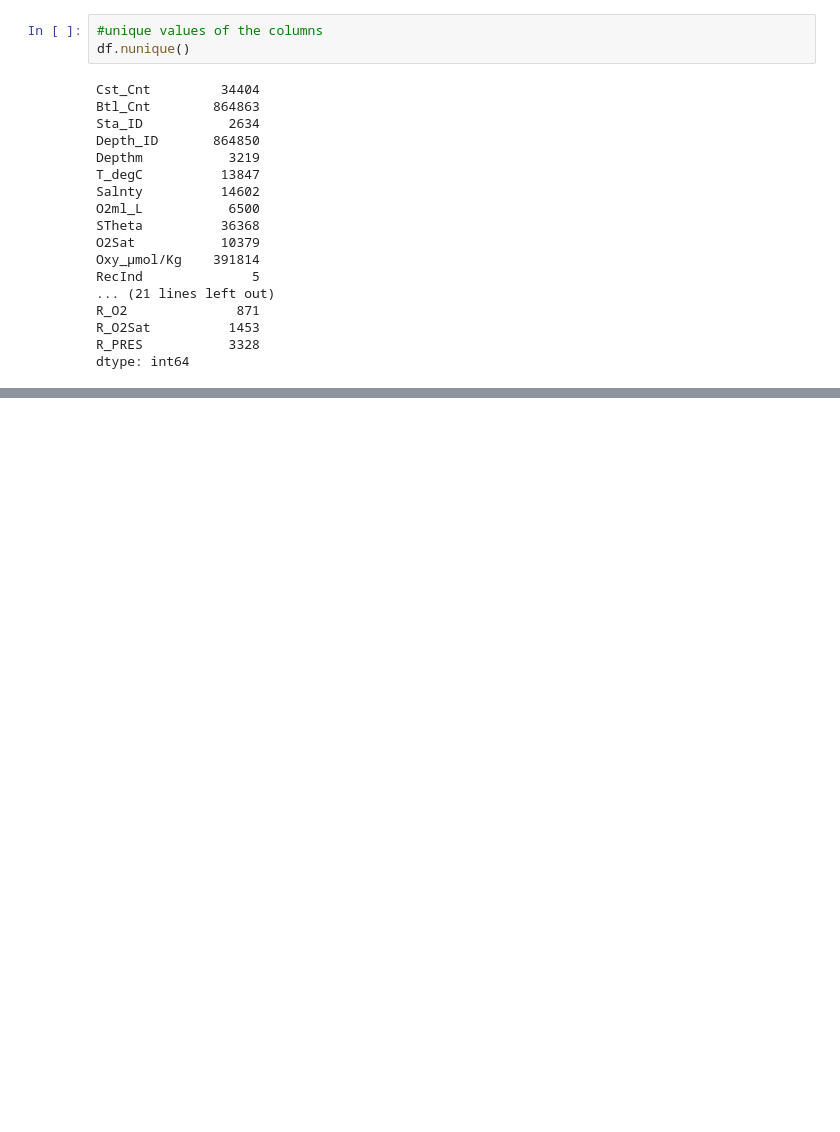
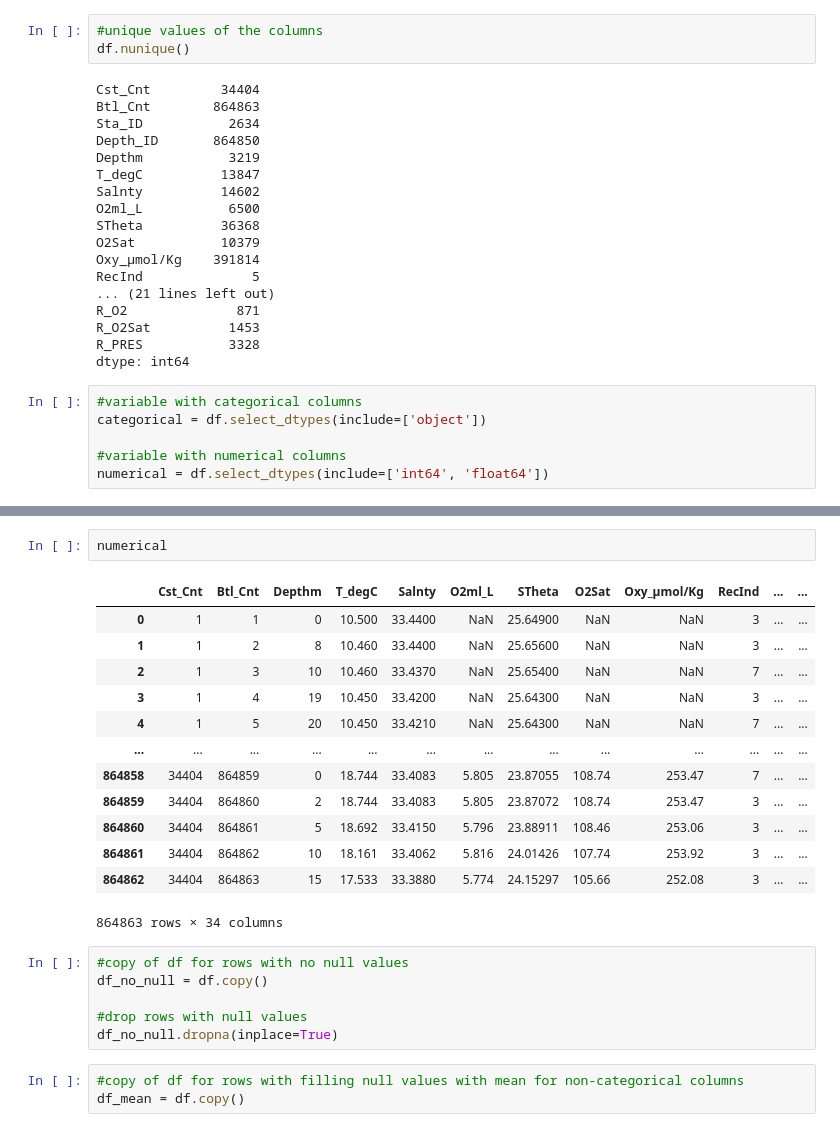
Before and after one commit to mynamescheff/some-data-ig, a Jupyter notebook: bottle/model.ipynb, the cells around one changed output, grey strips where cells are left out. Drawn from its saved outputs; the diff is of its cells as text; blank space fills up the shorter version.

```diff
--- a/bottle/model.ipynb
+++ b/bottle/model.ipynb
@@ -119,3 +119,9 @@ R_O2              871
 R_O2Sat          1453
 R_PRES           3328
 dtype: int64
+# %%
+#variable with categorical columns
+categorical = df.select_dtypes(include=['object'])
+
+#variable with numerical columns
+numerical = df.select_dtypes(include=['int64', 'float64'])
@@ -121,0 +144,25 @@ dtype: int64
+# %%
+numerical
+# %% [output]
+|  | Cst_Cnt | Btl_Cnt | Depthm | T_degC | Salnty | O2ml_L | STheta | O2Sat | Oxy_µmol/Kg | RecInd | ... | ... |
+| 0 | 1 | 1 | 0 | 10.500 | 33.4400 | NaN | 25.64900 | NaN | NaN | 3 | ... | ... |
+| 1 | 1 | 2 | 8 | 10.460 | 33.4400 | NaN | 25.65600 | NaN | NaN | 3 | ... | ... |
+| 2 | 1 | 3 | 10 | 10.460 | 33.4370 | NaN | 25.65400 | NaN | NaN | 7 | ... | ... |
+| 3 | 1 | 4 | 19 | 10.450 | 33.4200 | NaN | 25.64300 | NaN | NaN | 3 | ... | ... |
+| 4 | 1 | 5 | 20 | 10.450 | 33.4210 | NaN | 25.64300 | NaN | NaN | 7 | ... | ... |
+| ... | ... | ... | ... | ... | ... | ... | ... | ... | ... | ... | ... | ... |
+| 864858 | 34404 | 864859 | 0 | 18.744 | 33.4083 | 5.805 | 23.87055 | 108.74 | 253.47 | 7 | ... | ... |
+| 864859 | 34404 | 864860 | 2 | 18.744 | 33.4083 | 5.805 | 23.87072 | 108.74 | 253.47 | 3 | ... | ... |
+| 864860 | 34404 | 864861 | 5 | 18.692 | 33.4150 | 5.796 | 23.88911 | 108.46 | 253.06 | 3 | ... | ... |
+| 864861 | 34404 | 864862 | 10 | 18.161 | 33.4062 | 5.816 | 24.01426 | 107.74 | 253.92 | 3 | ... | ... |
+| 864862 | 34404 | 864863 | 15 | 17.533 | 33.3880 | 5.774 | 24.15297 | 105.66 | 252.08 | 3 | ... | ... |
+864863 rows × 34 columns
+# %%
+#copy of df for rows with no null values
+df_no_null = df.copy()
+
+#drop rows with null values
+df_no_null.dropna(inplace=True)
+# %%
+#copy of df for rows with filling null values with mean for non-categorical columns
+df_mean = df.copy()
```
Also changed, not shown: parts of 1 cell of this notebook.
